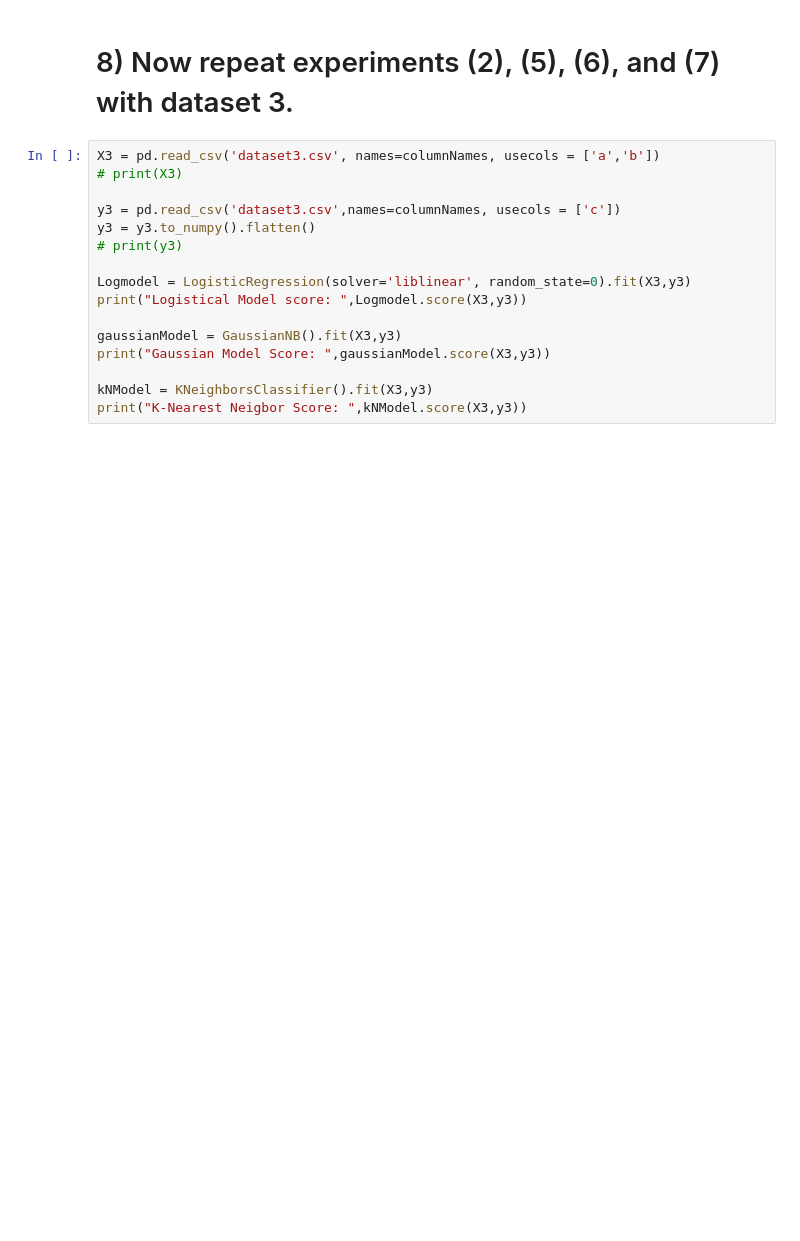
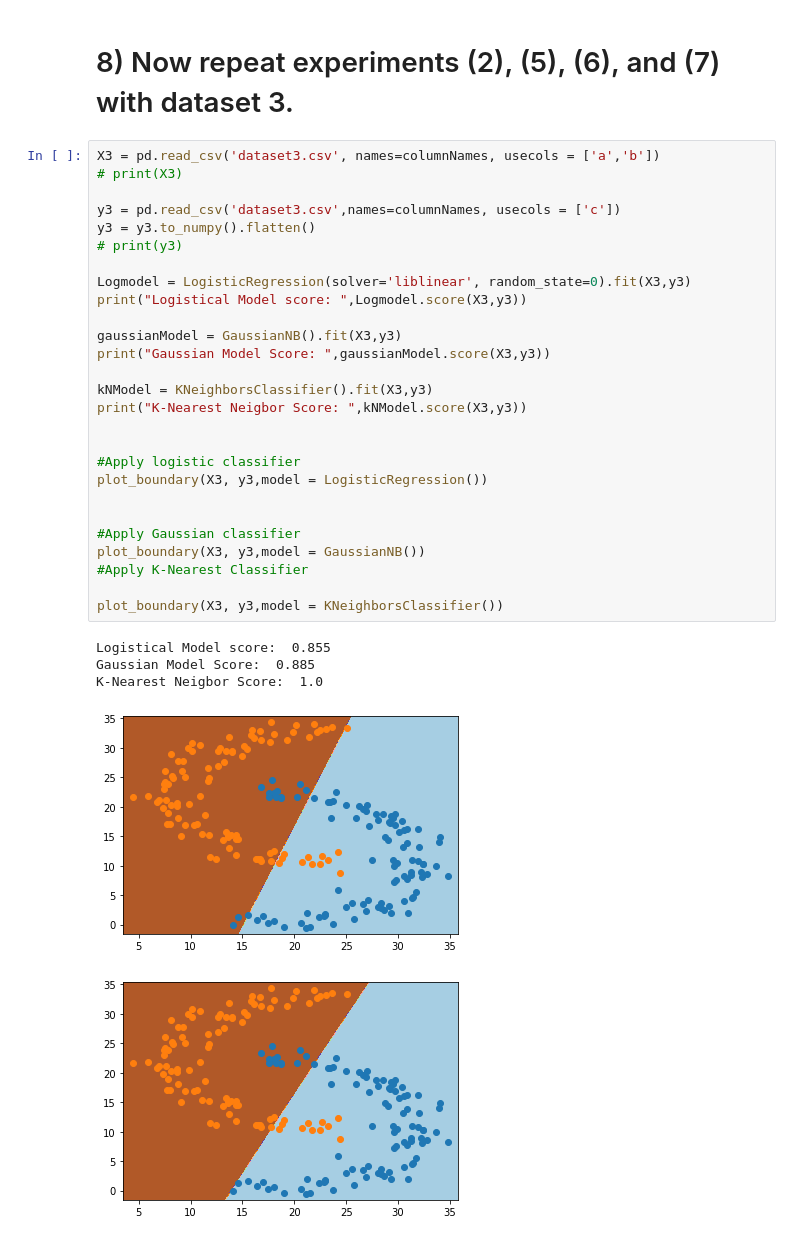
Before and after one commit to Marco-Botello/CPSC483Project5, a Jupyter notebook: Project5.ipynb, the cells around one changed output. Cells and saved outputs as stored; diff of their text form; blank space fills up the shorter version.

```diff
--- a/Project5.ipynb
+++ b/Project5.ipynb
@@ -200,16 +228,33 @@ for class_value in range(2):
 # %%
 X3 = pd.read_csv('dataset3.csv', names=columnNames, usecols = ['a','b'])
 # print(X3)
 
 y3 = pd.read_csv('dataset3.csv',names=columnNames, usecols = ['c'])
 y3 = y3.to_numpy().flatten()
 # print(y3)
 
 Logmodel = LogisticRegression(solver='liblinear', random_state=0).fit(X3,y3)
 print("Logistical Model score: ",Logmodel.score(X3,y3))
 
 gaussianModel = GaussianNB().fit(X3,y3)
 print("Gaussian Model Score: ",gaussianModel.score(X3,y3))
 
 kNModel = KNeighborsClassifier().fit(X3,y3)
 print("K-Nearest Neigbor Score: ",kNModel.score(X3,y3))
+
+
+#Apply logistic classifier
+plot_boundary(X3, y3,model = LogisticRegression())
+
+
+#Apply Gaussian classifier
+plot_boundary(X3, y3,model = GaussianNB())
+#Apply K-Nearest Classifier
+
+plot_boundary(X3, y3,model = KNeighborsClassifier())
+# %% [output]
+Logistical Model score:  0.855
+Gaussian Model Score:  0.885
+K-Nearest Neigbor Score:  1.0
+[figure, added]
+[figure, added]
```
Also changed, not shown: parts of 19 cells of this notebook.
